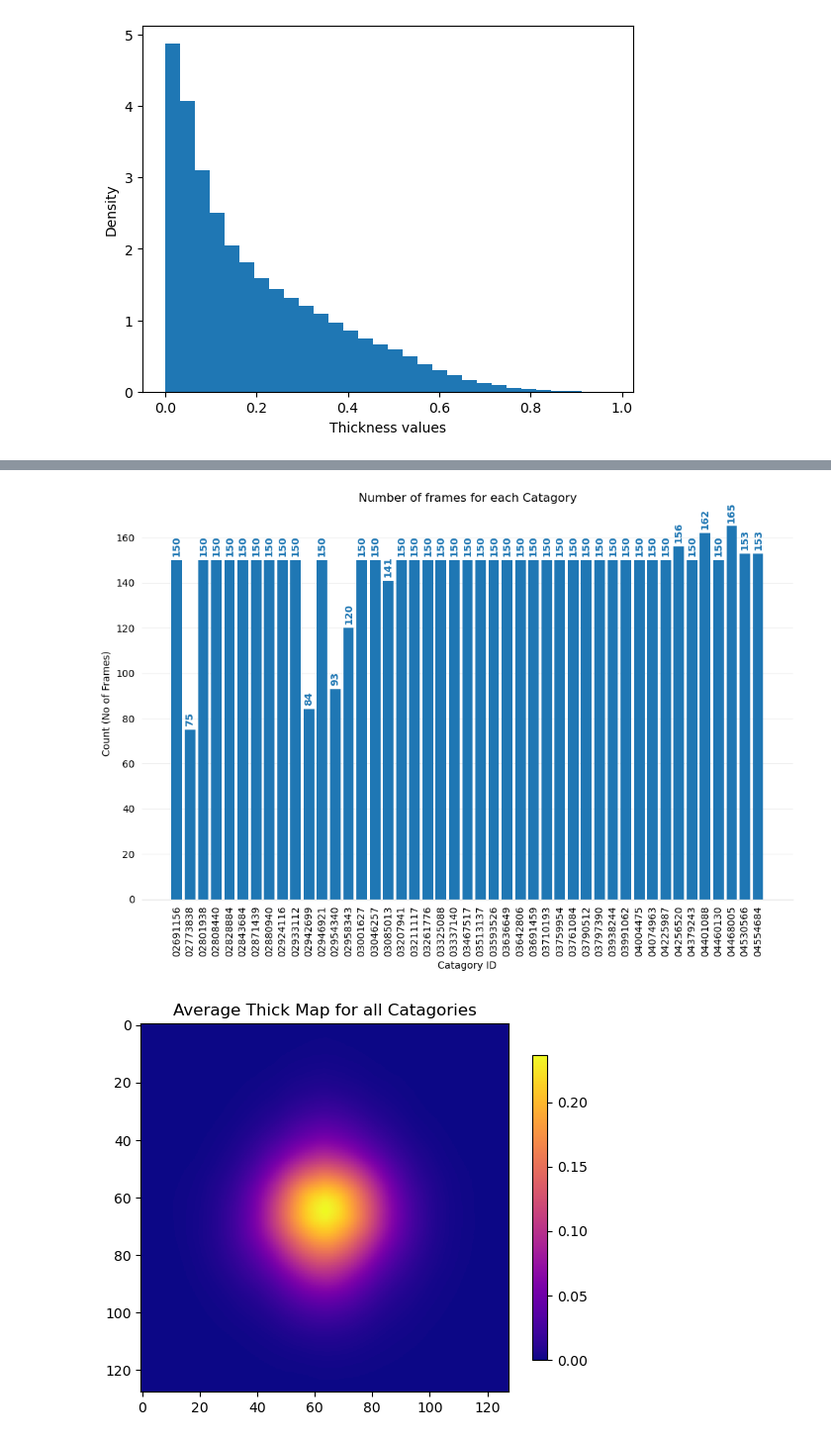
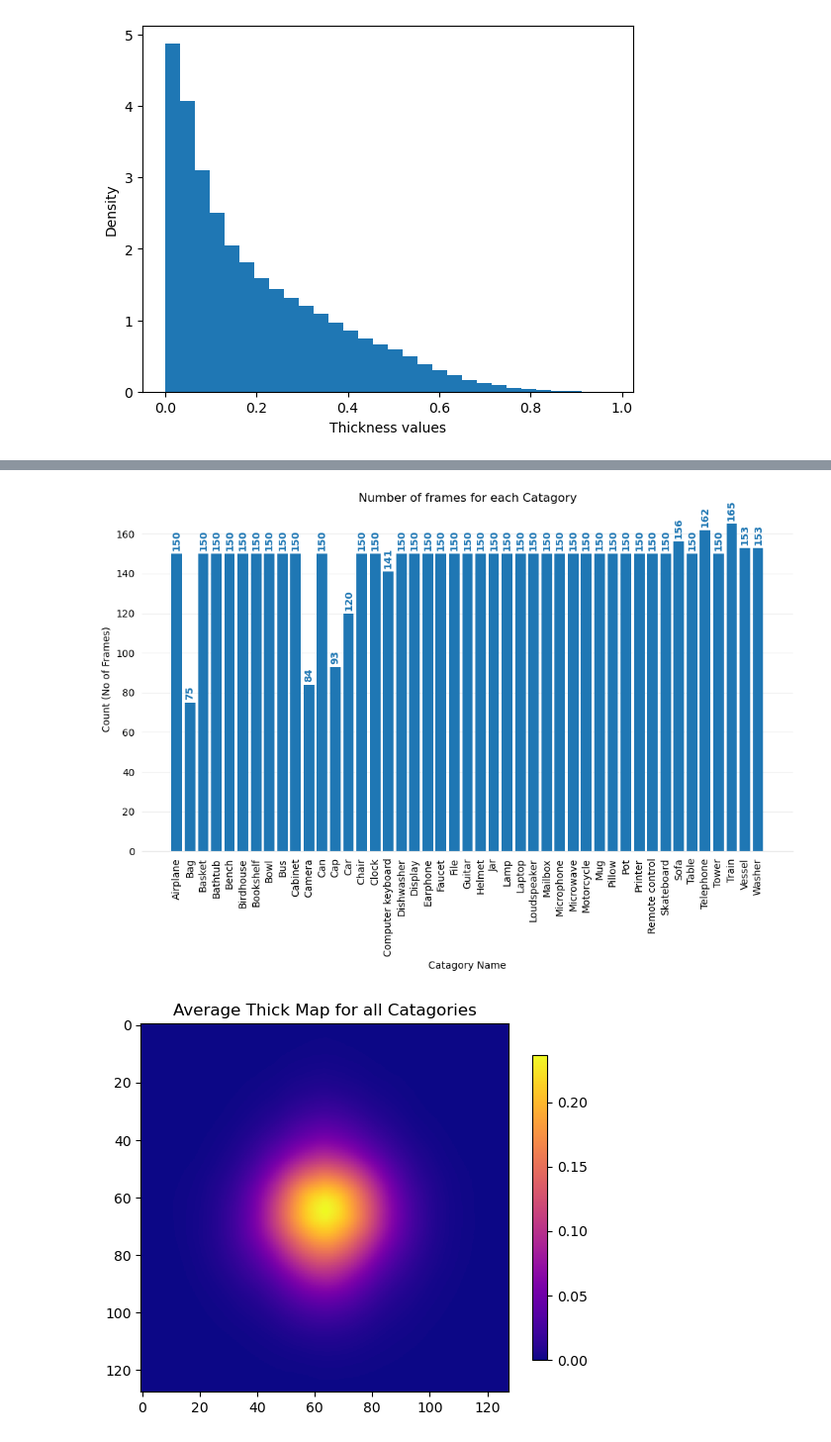
Before and after one commit to kane1204/Object-Thickness-Estimation-Network, a Jupyter notebook: dataset_analysis.ipynb, the cells around one changed output, grey strips where cells are left out. Shown at 99% size. Saved outputs shown, nothing was run; the diff lists cells and outputs as text; code cells hidden in the pictures.

```diff
--- a/dataset_analysis.ipynb
+++ b/dataset_analysis.ipynb
@@ -138,9 +138,10 @@ Standard Deviation for all catagories:  0.1310443934032817
 # %%
 fig, ax = plt.subplots(figsize=(10,7))
 bars  = ax.bar(count_list.keys(), count_list.values())
-ax.set_xlabel('Catagory ID')
+ax.set_xlabel('Catagory Name')
 ax.set_ylabel('Count (No of Frames)')
-ax.set_xticklabels(count_list.keys(), rotation = 90)
+ax.set_xticklabels([thickness_dataset.labels[i].split(',')[0].capitalize() for i in count_list.keys()], rotation = 90)
+
 ax.set_title('Number of frames for each Catagory')
 
 ax.spines['top'].set_visible(False)
@@ -156,34 +157,34 @@ ax.tick_params(bottom=False, left=False)
 ax.set_axisbelow(True)
 ax.yaxis.grid(True, color='#EEEEEE')
 ax.xaxis.grid(False)
 
 # Grab the color of the bars so we can make the
 # text the same color.
 bar_color = bars[0].get_facecolor()
 
 # Add text annotations to the top of the bars.
 # Note, you'll have to adjust this slightly (the 0.3)
 # with different data.
 # rotation=90
 for bar in bars:
   ax.text(
       bar.get_x() + bar.get_width() / 2,
       bar.get_height() + 2.5,
       round(bar.get_height(), 1),
       horizontalalignment='center',
       color=bar_color,
       weight='bold',
         rotation=90
   )
 
 # Rotate the bar tex
 
 fig.tight_layout()
 plt.show()
 # save the figure as pdf
 fig.savefig('figs/model/catagory_count.pdf', format='pdf')
 # %% [output]
-[figure, old version]
+[figure, new version]
 # %%
 # calculate the mean depth map for all catagories
 mean_thick_map = torch.mean(torch.stack(list(thick_list.values())), dim=0)
```
Also changed, not shown: parts of 2 cells of this notebook, 4 other files.
